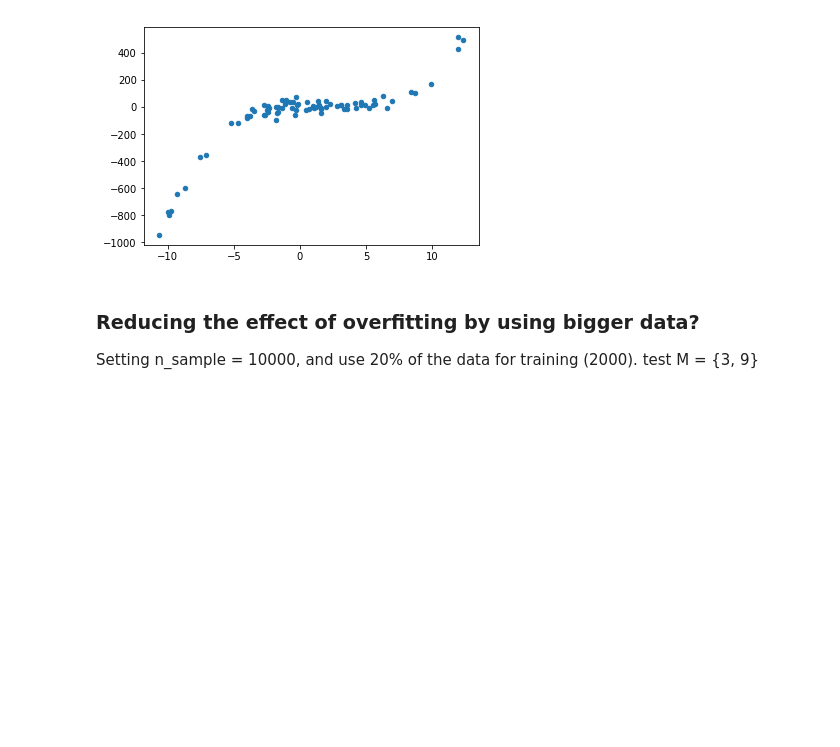
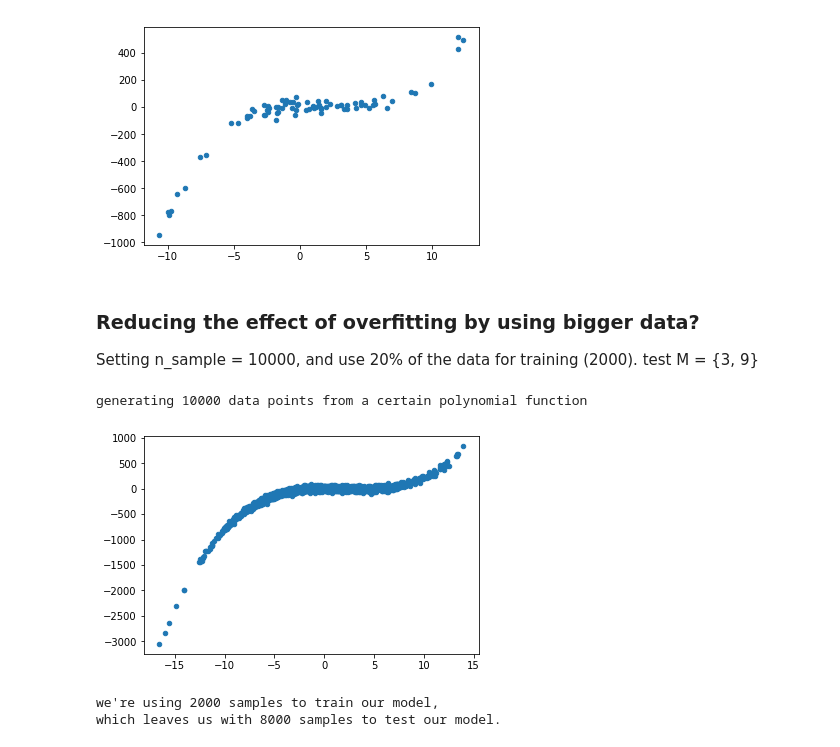
Before and after one commit to pocketpouches/CSC8111_code, a Jupyter notebook: ML_day1/polynomial_curve_fitting.ipynb, the cells around one changed output. Cells and saved outputs as stored; diff of their text form; code cells hidden in the pictures; blank space fills up the shorter version.

```diff
--- a/ML_day1/polynomial_curve_fitting.ipynb
+++ b/ML_day1/polynomial_curve_fitting.ipynb
@@ -131,3 +131,29 @@ visualise the test data
 # %% [markdown]
 ### Reducing the effect of overfitting by using bigger data?
 Setting n_sample = 10000, and use 20% of the data for training (2000). test M = {3, 9}
+# %%
+# sample size = 10 000
+n_sample = 10000
+
+# get 10 000 co-ordinates
+x, y = polynomial_data_generation(n_sample)
+
+# take 20% of the co-ordinates for training
+n_train = int(np.round(0.2 * n_sample))
+
+x_train = x[:n_train]
+y_train = y[:n_train]
+
+# use the rest for testing
+x_test = x[n_train:]
+y_test = y[n_train:]
+
+# let's see what (x_train, y_train) gives us!
+vis_data_points(x_train, y_train)
+print("we're using {:.0f} samples to train our model,".format(n_train))
+print("which leaves us with {:.0f} samples to test our model.".format(n_sample - n_train))
+# %% [output]
+generating 10000 data points from a certain polynomial function
+[figure, added]
+we're using 2000 samples to train our model,
+which leaves us with 8000 samples to test our model.
```
Also changed, not shown: parts of 8 cells of this notebook.
